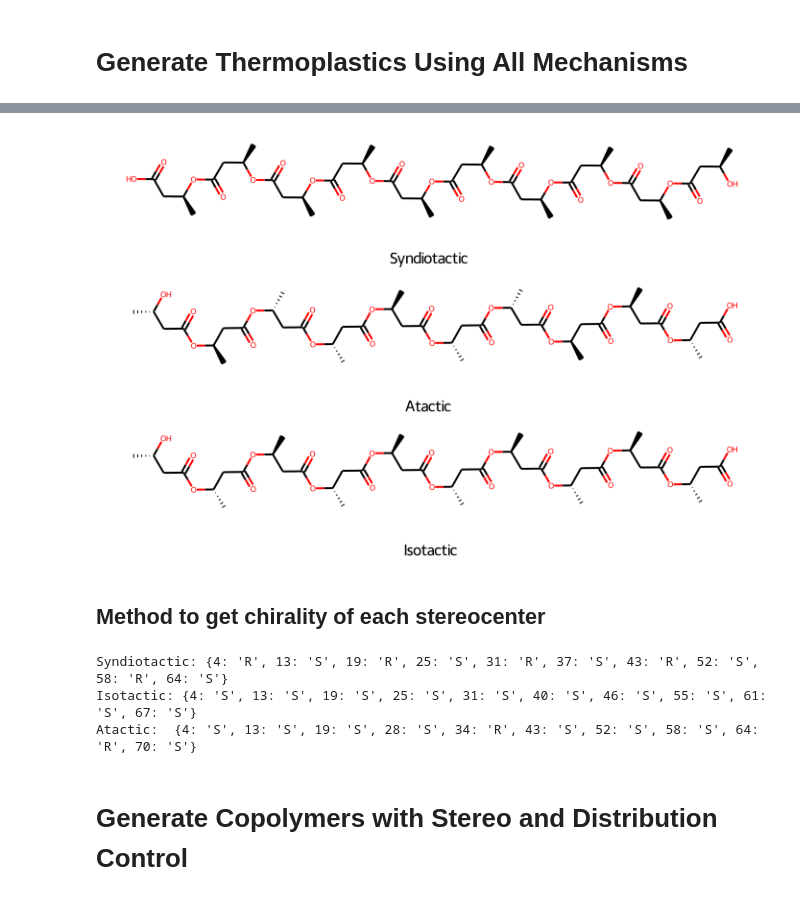
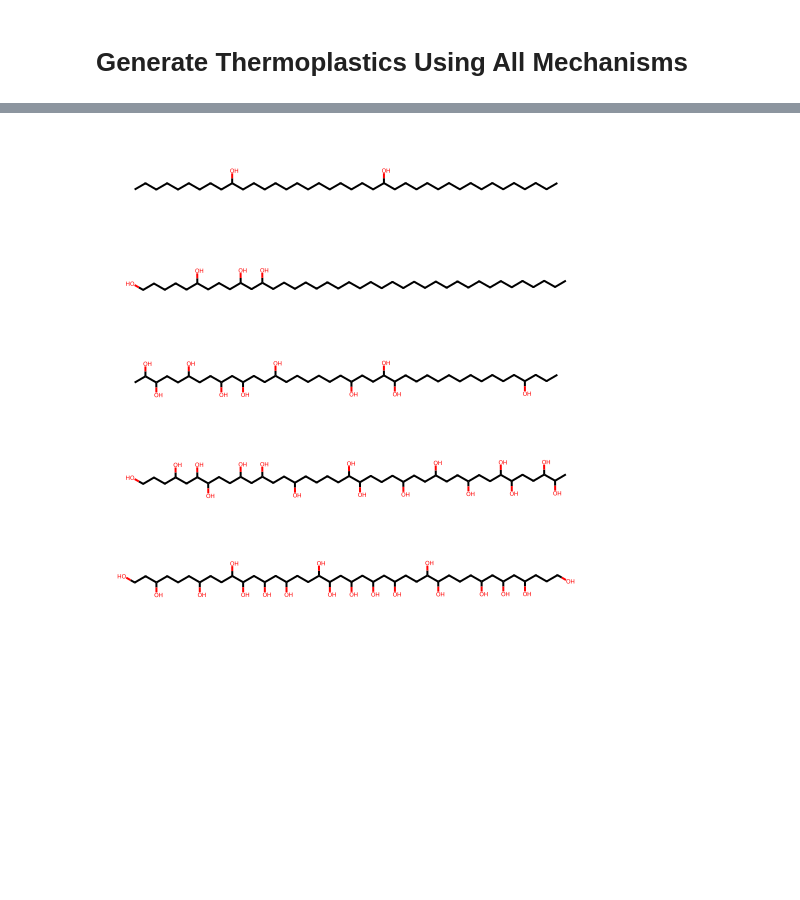
Before and after one commit to NREL/m2p, a Jupyter notebook: examples/Example for Creating Thermoplastic Structures.ipynb, the cells around one changed output, grey strips where cells are left out. Saved outputs shown, nothing was run; the diff lists cells and outputs as text; code cells hidden in the pictures; blank space fills up the shorter version.

```diff
--- a/examples/Example for Creating Thermoplastic Structures.ipynb
+++ b/examples/Example for Creating Thermoplastic Structures.ipynb
@@ -105,0 +43,15 @@ iso_smiles = poly_df["polymer"][0]
+# %%
+# create dataset
+data = pd.DataFrame().from_dict({'smiles':['C=C.C=CO','C=C.C=CO','C=C.C=CO','C=C.C=CO','C=C.C=CO'],
+
+                                 'distribution':[[9,1],[4,1],[1,1],[1,4],[1,9]]})
+data.index = ['EVOH']*data.shape[0]
+
+# get monomers from smiiles strings
+data['monomers'] = data.smiles.apply(lambda s: pm.get_monomers(s))
+
+# polymerize
+data = pm.thermoplastic(data,DP=20,mechanism='vinyl',replicate_structures=1)
+
+# output
+data
@@ -106,37 +65,5 @@ iso_smiles = poly_df["polymer"][0]
 # %%
-# draw results
-legends = ["Syndiotactic", "Atactic", "Isotactic"]
-Chem.Draw.MolsToGridImage(
-    [Chem.MolFromSmiles(s) for s in [syn_smiles, a_smiles, iso_smiles]],
-    molsPerRow=1,
-    subImgSize=[700, 150],
-    legends=legends
-    )
+# draw
+Chem.Draw.MolsToGridImage([Chem.MolFromSmiles(s) for s in data.sort_index().smiles_polymer],molsPerRow=1, subImgSize=(500, 100))
 # %% [output]
-[figure, old version]
+[figure, new version]
-# %% [markdown]
-## Method to get chirality of each stereocenter
-# %%
-def get_RS(smi):
-    mol = Chem.MolFromSmiles(smi)
-    chiral_centers = {}
-    for i, atom in enumerate(mol.GetAtoms()):
-        try:
-            chiral_centers[i] = atom.GetProp('_CIPCode')
-        except:
-            pass
-
-    return chiral_centers
-
-# Syndiotactic alternates
-print("Syndiotactic:", get_RS(syn_smiles))
-# Isotactic is same
-print("Isotactic:", get_RS(iso_smiles))
-# Atactic is random
-print("Atactic: ", get_RS(a_smiles))
-# %% [output]
-Syndiotactic: {4: 'R', 13: 'S', 19: 'R', 25: 'S', 31: 'R', 37: 'S', 43: 'R', 52: 'S', 58: 'R', 64: 'S'}
-Isotactic: {4: 'S', 13: 'S', 19: 'S', 25: 'S', 31: 'S', 40: 'S', 46: 'S', 55: 'S', 61: 'S', 67: 'S'}
-Atactic:  {4: 'S', 13: 'S', 19: 'S', 28: 'S', 34: 'R', 43: 'S', 52: 'S', 58: 'S', 64: 'R', 70: 'S'}
-# %% [markdown]
-# Generate Copolymers with Stereo and Distribution Control
```
Also changed, not shown: parts of 9 cells of this notebook.
